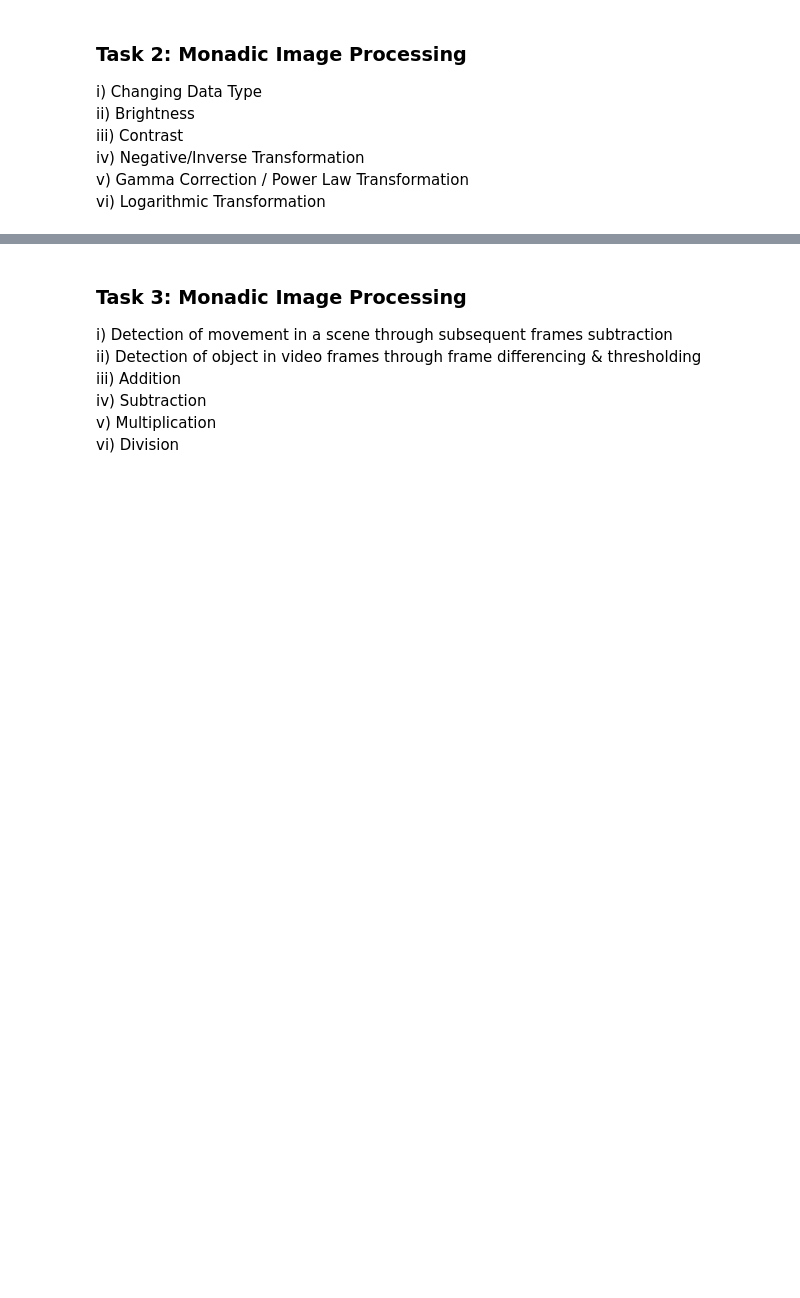
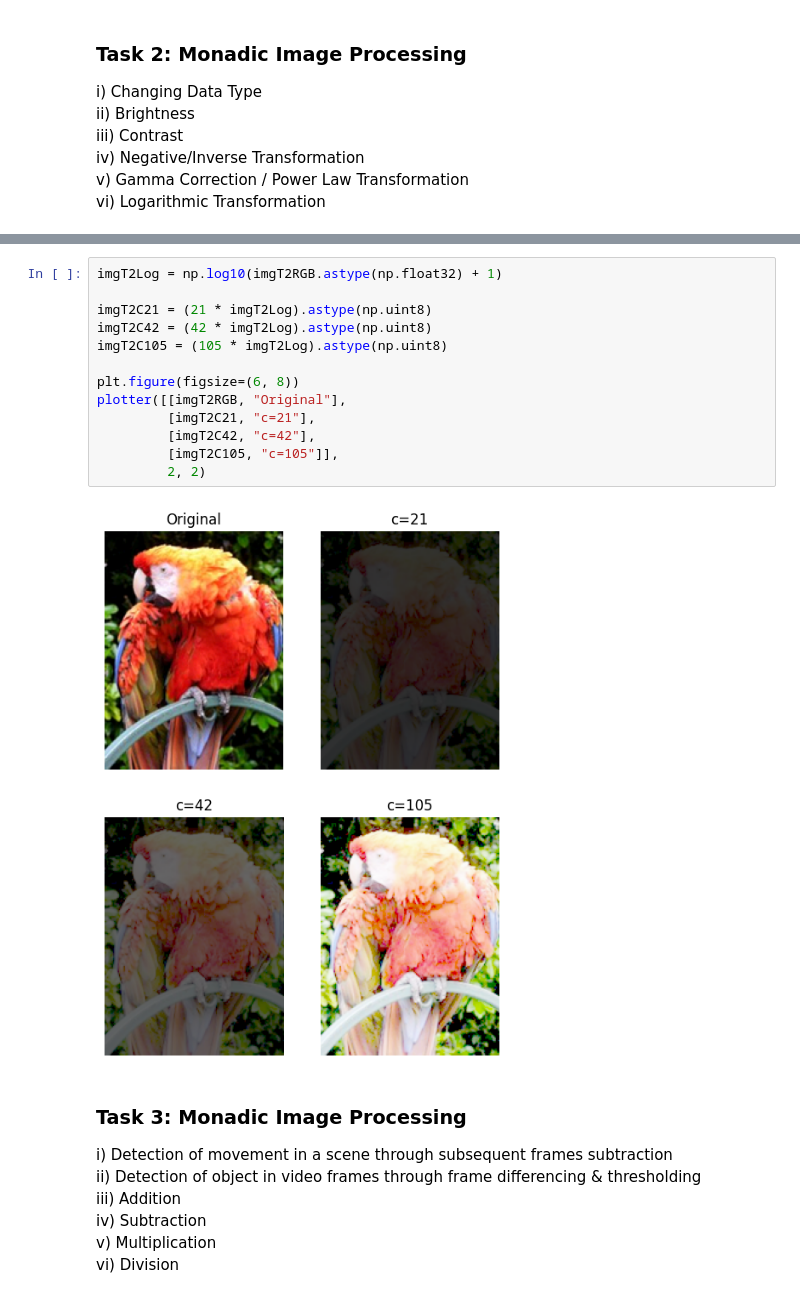
Before and after one commit to DanielSarf/DIP-Course-Submissions, a Jupyter notebook: Lab 7/Lab Notebook.ipynb, the cells around one changed output, grey strips where cells are left out. Drawn from its saved outputs; the diff is of its cells as text; blank space fills up the shorter version.

```diff
--- a/Lab 7/Lab Notebook.ipynb
+++ b/Lab 7/Lab Notebook.ipynb
@@ -88,3 +113,18 @@ plotter([imgT2RGB, imgT2Inverted], 1, 2, ["Original", "Inverted"])
+# %%
+imgT2Log = np.log10(imgT2RGB.astype(np.float32) + 1)
+
+imgT2C21 = (21 * imgT2Log).astype(np.uint8)
+imgT2C42 = (42 * imgT2Log).astype(np.uint8)
+imgT2C105 = (105 * imgT2Log).astype(np.uint8)
+
+plt.figure(figsize=(6, 8))
+plotter([[imgT2RGB, "Original"],
+         [imgT2C21, "c=21"],
+         [imgT2C42, "c=42"],
+         [imgT2C105, "c=105"]],
+         2, 2)
+# %% [output]
+[figure, added]
 # %% [markdown]
 ### Task 3: Monadic Image Processing
 
```
Also changed, not shown: parts of 12 cells of this notebook, 3 other files.
